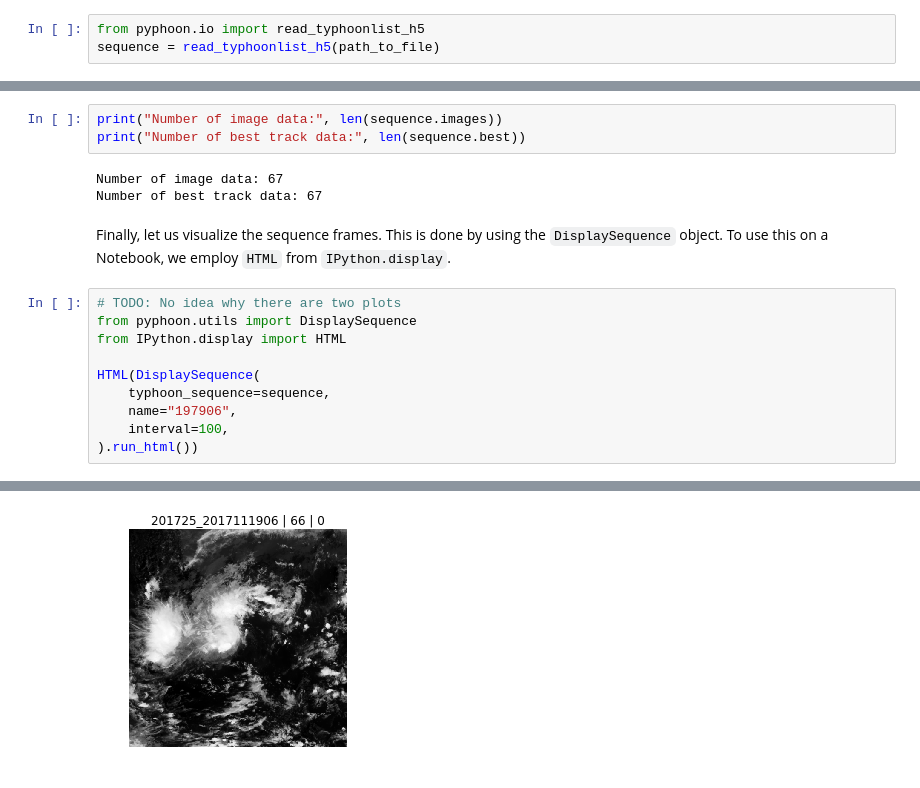
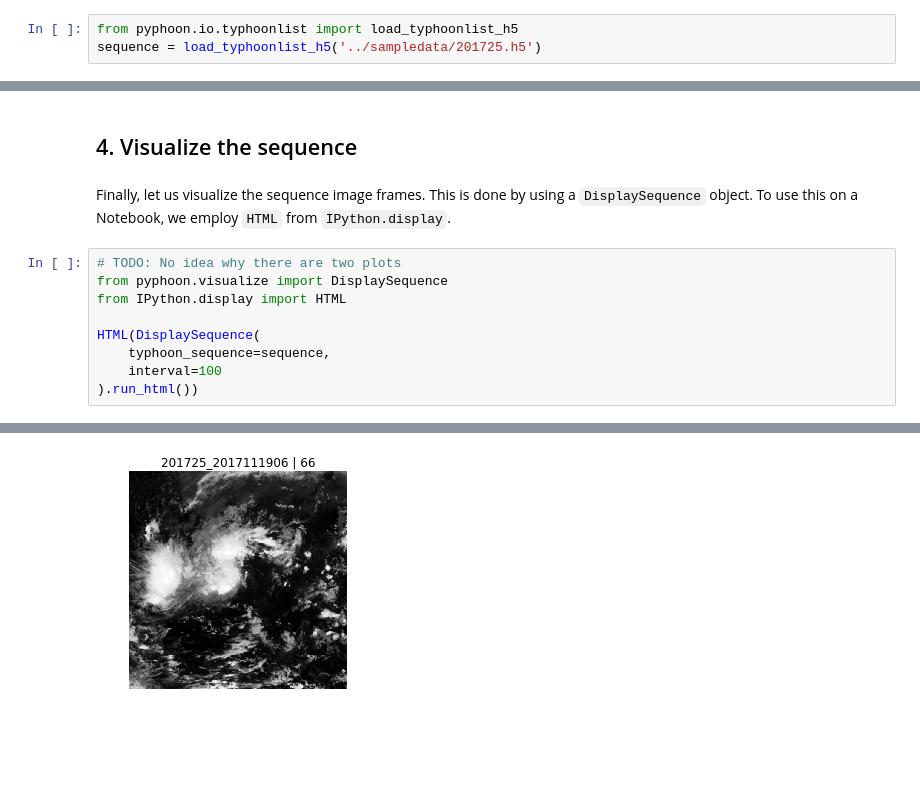
Before and after one commit to lucasrodes/pyphoon, a Jupyter notebook: notebooks/Getting_Started.ipynb, the cells around one changed output, grey strips where cells are left out. Cells and saved outputs as stored; diff of their text form; blank space fills up the shorter version.

```diff
--- a/notebooks/Getting_Started.ipynb
+++ b/notebooks/Getting_Started.ipynb
@@ -35,3 +57,3 @@ The library provides a more effective manner of loading typhoon sequences, namel
 # %%
-from pyphoon.io import read_typhoonlist_h5
-sequence = read_typhoonlist_h5(path_to_file)
+from pyphoon.io.typhoonlist import load_typhoonlist_h5
+sequence = load_typhoonlist_h5('../sampledata/201725.h5')
@@ -55,21 +60,16 @@ Once a sequence is loaded, several things can be done. The main attribuets of Ty
-# %%
-print("Number of image data:", len(sequence.images))
-print("Number of best track data:", len(sequence.best))
-# %% [output]
-Number of image data: 67
-Number of best track data: 67
+# %% [markdown]
+## 4. Visualize the sequence
 # %% [markdown]
-Finally, let us visualize the sequence frames. This is done by using the `DisplaySequence` object. To use this on a Notebook, we employ `HTML` from `IPython.display`.
+Finally, let us visualize the sequence image frames. This is done by using a `DisplaySequence` object. To use this on a Notebook, we employ `HTML` from `IPython.display`.
 # %%
 # TODO: No idea why there are two plots
-from pyphoon.utils import DisplaySequence
+from pyphoon.visualize import DisplaySequence
 from IPython.display import HTML
 
 HTML(DisplaySequence(
     typhoon_sequence=sequence,
-    name="197906",
-    interval=100,
+    interval=100
 ).run_html())
 # %% [output]
 [interactive output not drawn]
-[figure, old version]
+[figure, new version]
```
Also changed, not shown: parts of 22 cells of this notebook.
